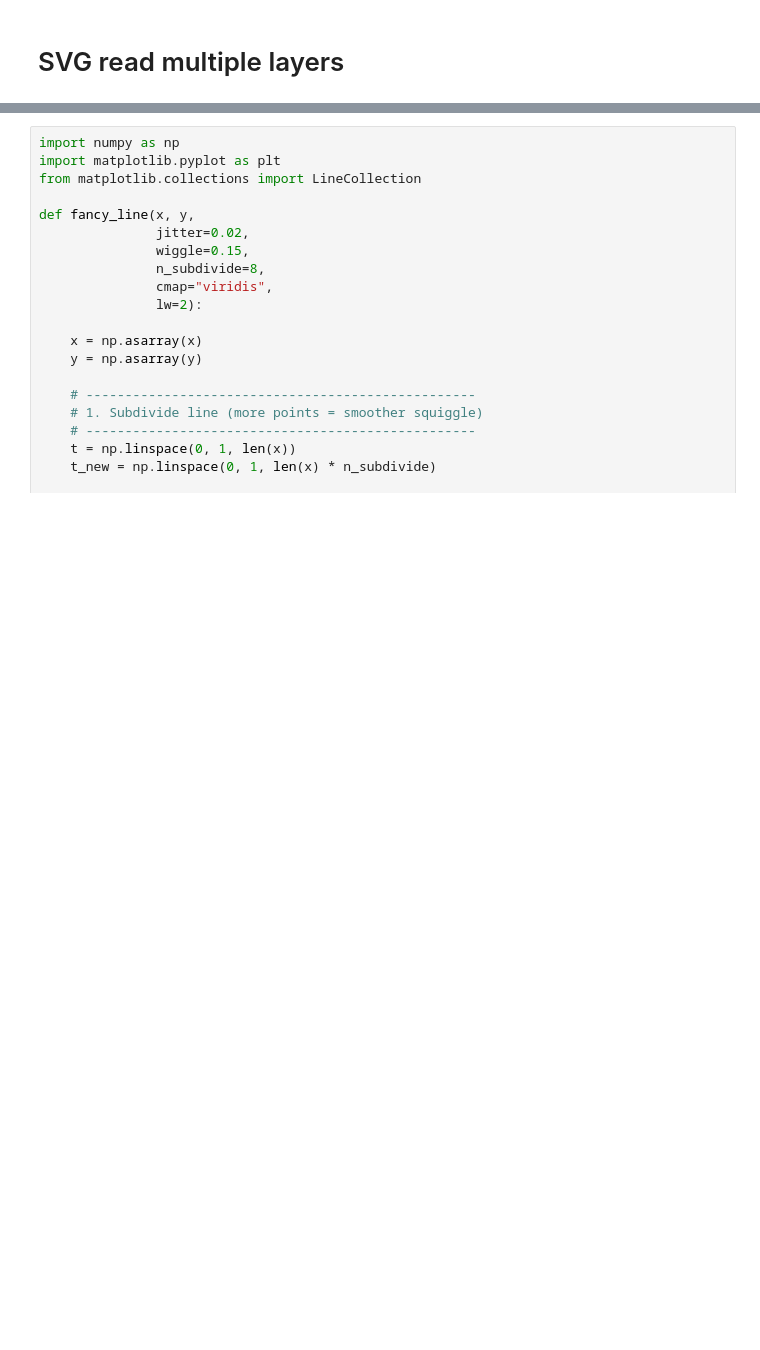
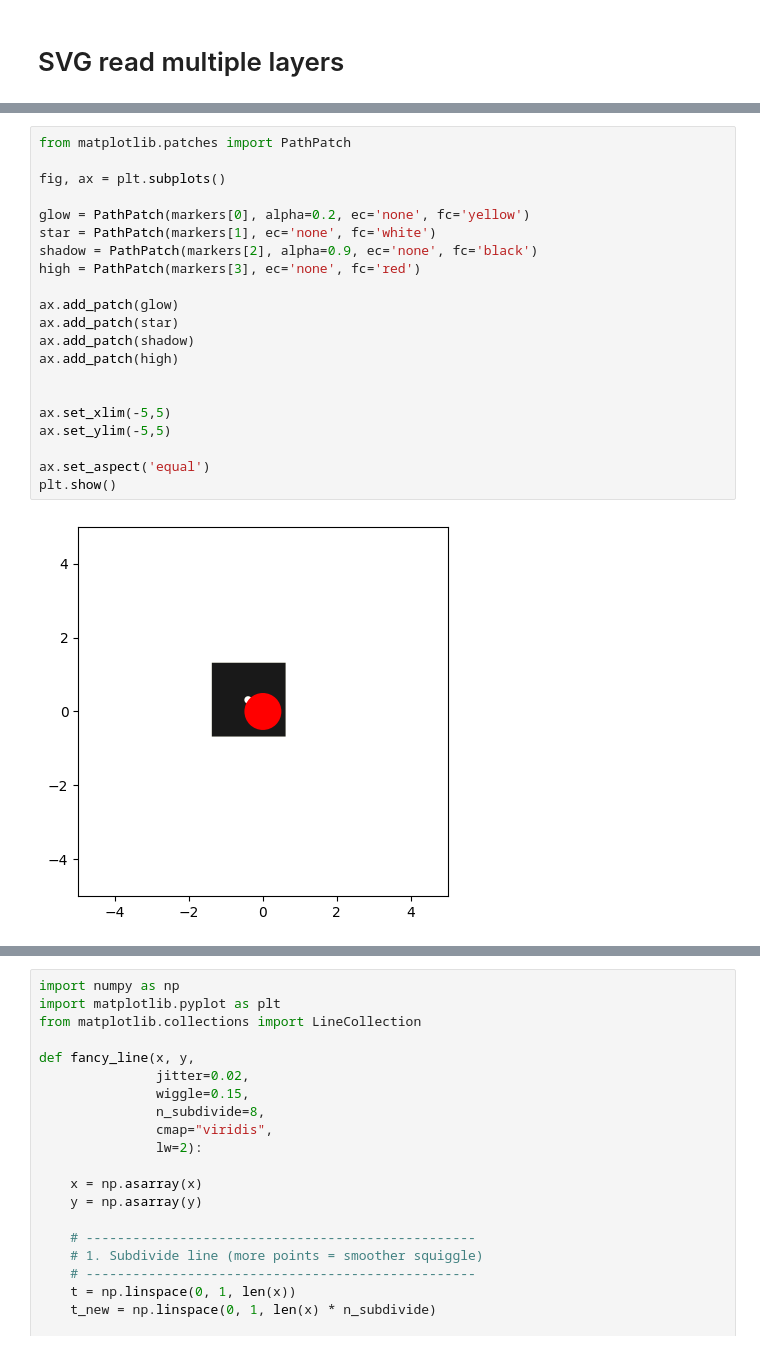
Before and after one commit to Giacomo-Menegatti/HARey_constellations_cards, a Jupyter notebook: SVG.ipynb, the cells around one changed output, grey strips where cells are left out. Drawn from its saved outputs; the diff is of its cells as text; blank space fills up the shorter version.

```diff
--- a/SVG.ipynb
+++ b/SVG.ipynb
@@ -648,0 +654,23 @@ plt.show()
+# %%
+from matplotlib.patches import PathPatch
+
+fig, ax = plt.subplots()
+
+glow = PathPatch(markers[0], alpha=0.2, ec='none', fc='yellow')
+star = PathPatch(markers[1], ec='none', fc='white')
+shadow = PathPatch(markers[2], alpha=0.9, ec='none', fc='black')
+high = PathPatch(markers[3], ec='none', fc='red')
+
+ax.add_patch(glow)
+ax.add_patch(star)
+ax.add_patch(shadow)
+ax.add_patch(high)
+
+
+ax.set_xlim(-5,5)
+ax.set_ylim(-5,5)
+
+ax.set_aspect('equal')
+plt.show()
+# %% [output]
+[figure, added]
```
Also changed, not shown: parts of 16 cells of this notebook, 13 other files.
